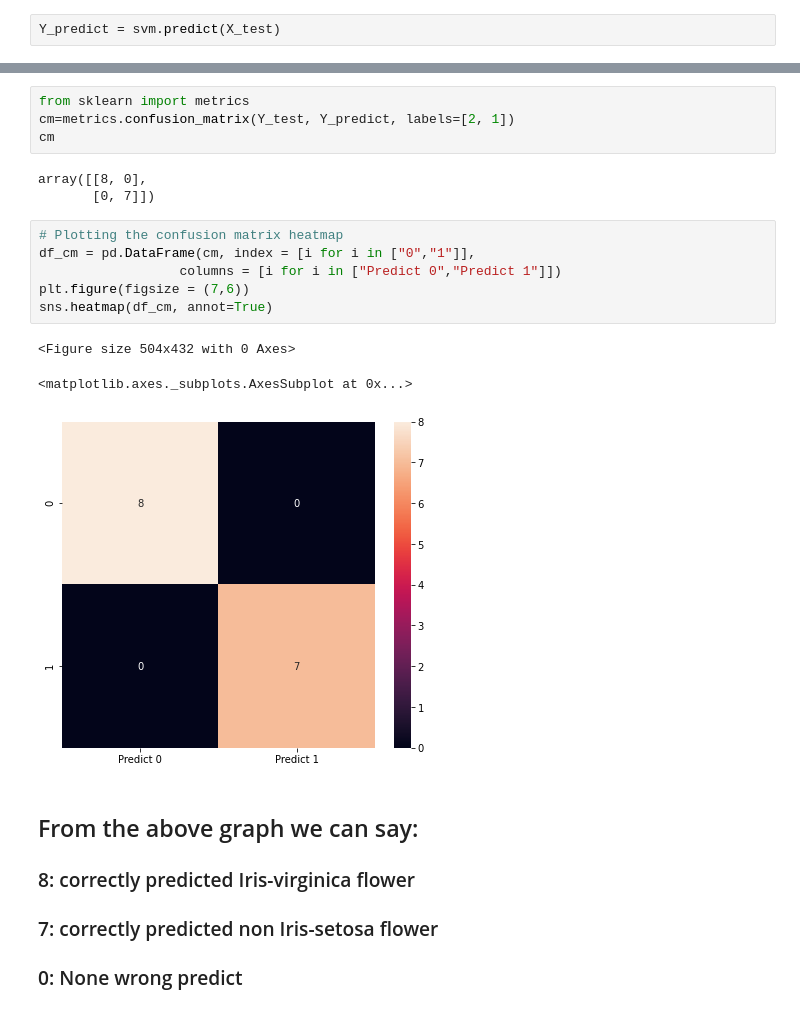
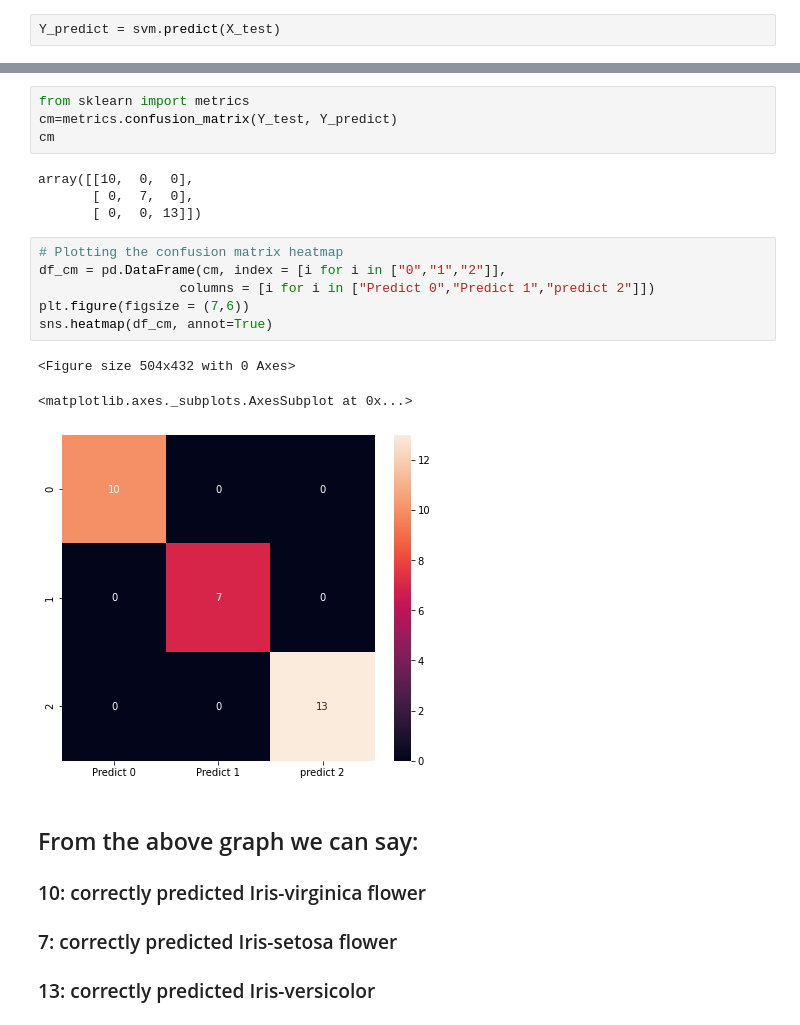
Before and after one commit to Somnathpaul/iris-flower-prediction, a Jupyter notebook: iris flower prediction.ipynb, the cells around one changed output, grey strips where cells are left out. Drawn from its saved outputs; the diff is of its cells as text.

Commit message:
confusion matrix added

```diff
--- a/iris flower prediction.ipynb
+++ b/iris flower prediction.ipynb
@@ -265,22 +265,23 @@ Name: species, dtype: int64
 # %%
 from sklearn import metrics
-cm=metrics.confusion_matrix(Y_test, Y_predict, labels=[2, 1])
+cm=metrics.confusion_matrix(Y_test, Y_predict)
 cm
 # %% [output]
-array([[8, 0],
-       [0, 7]])
+array([[10,  0,  0],
+       [ 0,  7,  0],
+       [ 0,  0, 13]])
 # %%
 # Plotting the confusion matrix heatmap
-df_cm = pd.DataFrame(cm, index = [i for i in ["0","1"]],
-                  columns = [i for i in ["Predict 0","Predict 1"]])
+df_cm = pd.DataFrame(cm, index = [i for i in ["0","1","2"]],
+                  columns = [i for i in ["Predict 0","Predict 1","predict 2"]])
 plt.figure(figsize = (7,6))
 sns.heatmap(df_cm, annot=True)
 # %% [output]
 <Figure size 504x432 with 0 Axes>
 <matplotlib.axes._subplots.AxesSubplot at 0x...>
-[figure, old version]
+[figure, new version]
 # %% [markdown]
 ## From the above graph we can say:
-### 8: correctly predicted Iris-virginica flower
-### 7: correctly predicted non Iris-setosa flower
-### 0: None wrong predict
+### 10: correctly predicted Iris-virginica flower
+### 7: correctly predicted Iris-setosa flower
+### 13: correctly predicted Iris-versicolor
```
Also changed, not shown: parts of 6 cells of this notebook.
